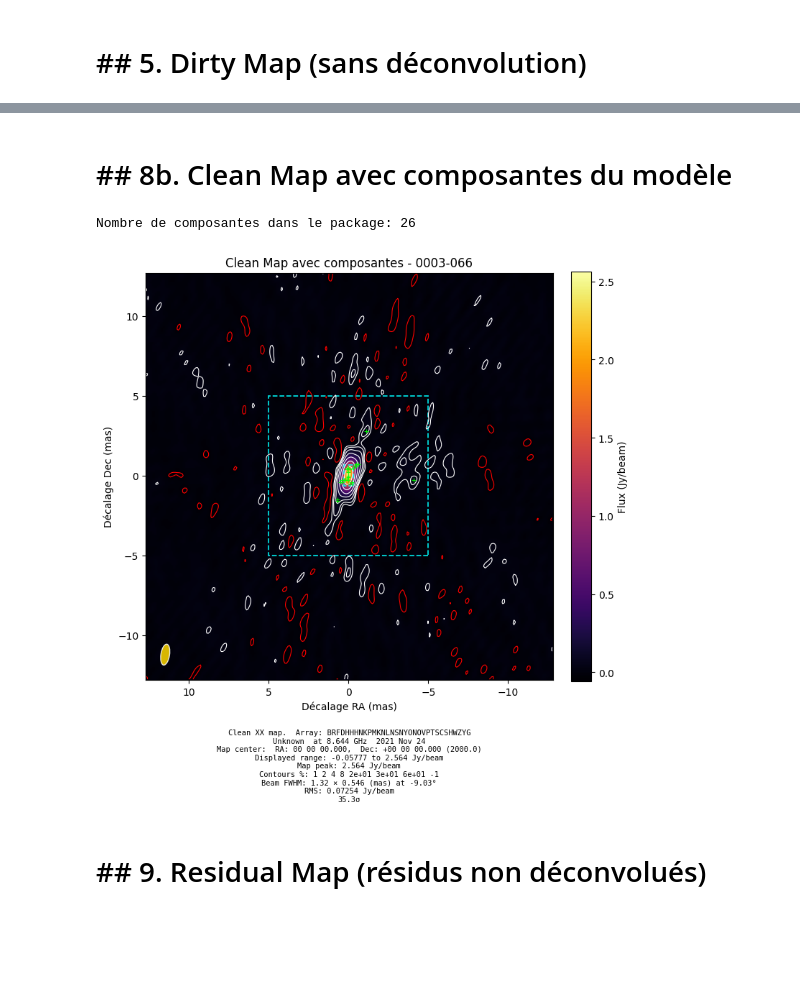
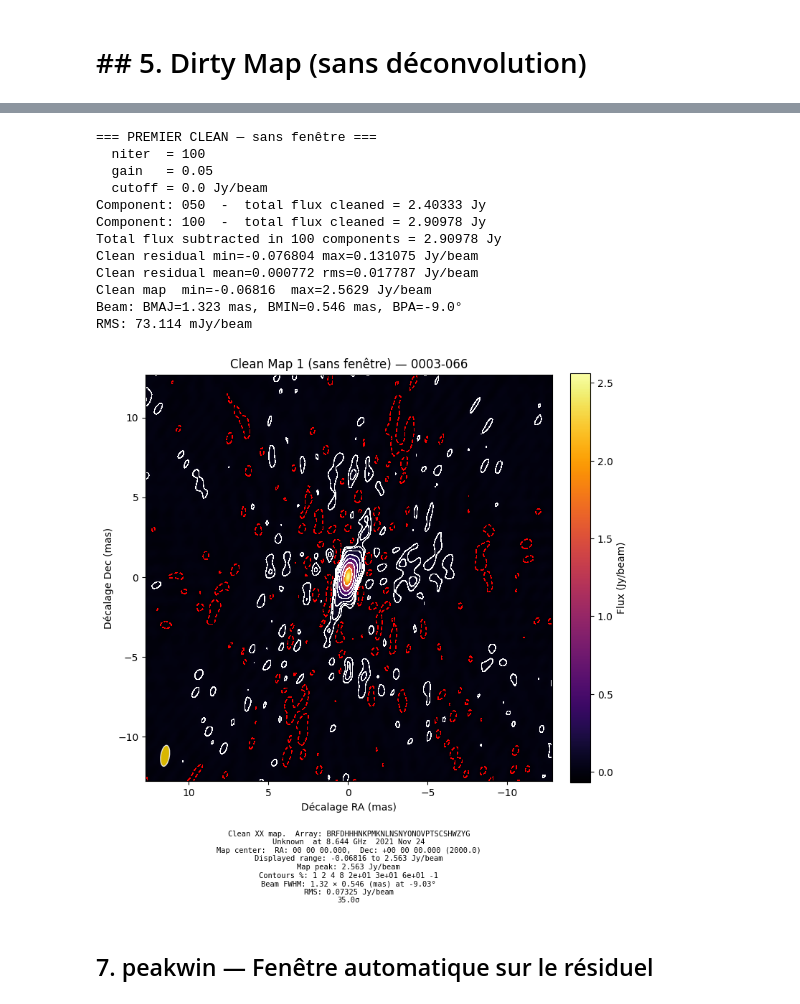
Before and after one commit to iimavne/DIFMAP, a Jupyter notebook: demo_pipeline_python.ipynb, the cells around one changed output, grey strips where cells are left out. Cells and saved outputs as stored; diff of their text form; code cells hidden in the pictures; blank space fills up the shorter version.

```diff
--- a/demo_pipeline_python.ipynb
+++ b/demo_pipeline_python.ipynb
@@ -253,33 +149,39 @@ Clean map  min=-0.057769  max=2.5643 Jy/beam
-# %% [markdown]
-# ## 8b. Clean Map avec composantes du modèle
-# %%
-# Affichage de la Clean Map avec les composantes CLEAN superposées
-# show_model=True affiche les composantes delta (+) et gaussiennes (ellipses)
-# Note: Les contours ne sont affichés QUE sur les clean maps (pas sur dirty/residual)
-# Voir difmap.c:3855: docont = mappar.docont && ((vlbmap->ncmp && domap) || ...)
-clean_pkg = session.imager.get_map_package(CELL_SIZE_MAS)
-
-print(f"Nombre de composantes dans le package: {len(clean_pkg.get('model_components', []))}")
-
-session.vis.plot_clean_map(
-    clean_pkg,
-    title=f"Clean Map avec composantes - {session.obs.source}",
-    cmap='inferno',
-    show_model=True,  # Affiche les composantes du modèle
-    contour_mode='log',
-    contour_absmin=1.0,
-    contour_absmax=100.0,
-    contour_factor=2.0,
-)
-plt.show()
-
-# Légende des composantes:
-# - Symbole '+' vert : composante à flux positif
-# - Symbole '+' rouge : composante à flux négatif
-# - Ellipse blanche : composante gaussienne étendue à flux positif
-# - Ellipse rouge : composante gaussienne à flux négatif
-# %% [output]
-Nombre de composantes dans le package: 26
-[figure, removed]
-# %% [markdown]
-# ## 9. Residual Map (résidus non déconvolués)
+# %%
+session.imager.clrmod()
+
+print("=== PREMIER CLEAN — sans fenêtre ===")
+print(f"  niter  = {CLEAN_NITER}  {'(arrêt au 1er négatif)' if CLEAN_NITER < 0 else ''}")
+print(f"  gain   = {CLEAN_GAIN}")
+print(f"  cutoff = {CLEAN_CUTOFF} Jy/beam")
+
+session.imager.clean(niter=CLEAN_NITER, gain=CLEAN_GAIN, cutoff=CLEAN_CUTOFF)
+session.imager.restore()
+
+clean1_pkg   = session.imager.get_map_package(CELL_SIZE_MAS)
+residual1_pkg = session.imager.get_residual_package(CELL_SIZE_MAS)
+print_beam_info(session)
+
+session.vis.plot_clean_map(
+    clean1_pkg,
+    title=f"Clean Map 1 (sans fenêtre) — {session.obs.source}",
+    cmap="inferno",
+    scale="linear",
+    contour_mode="pct",
+)
+plt.show()
+# %% [output]
+=== PREMIER CLEAN — sans fenêtre ===
+  niter  = 100
+  gain   = 0.05
+  cutoff = 0.0 Jy/beam
+Component: 050  -  total flux cleaned = 2.40333 Jy
+Component: 100  -  total flux cleaned = 2.90978 Jy
+Total flux subtracted in 100 components = 2.90978 Jy
+Clean residual min=-0.076804 max=0.131075 Jy/beam
+Clean residual mean=0.000772 rms=0.017787 Jy/beam
+Clean map  min=-0.06816  max=2.5629 Jy/beam
+Beam: BMAJ=1.323 mas, BMIN=0.546 mas, BPA=-9.0°
+RMS: 73.114 mJy/beam
+[figure, added]
+# %% [markdown]
+## 7. peakwin — Fenêtre automatique sur le résiduel
```
Also changed, not shown: parts of 26 cells of this notebook, 17 other files.
